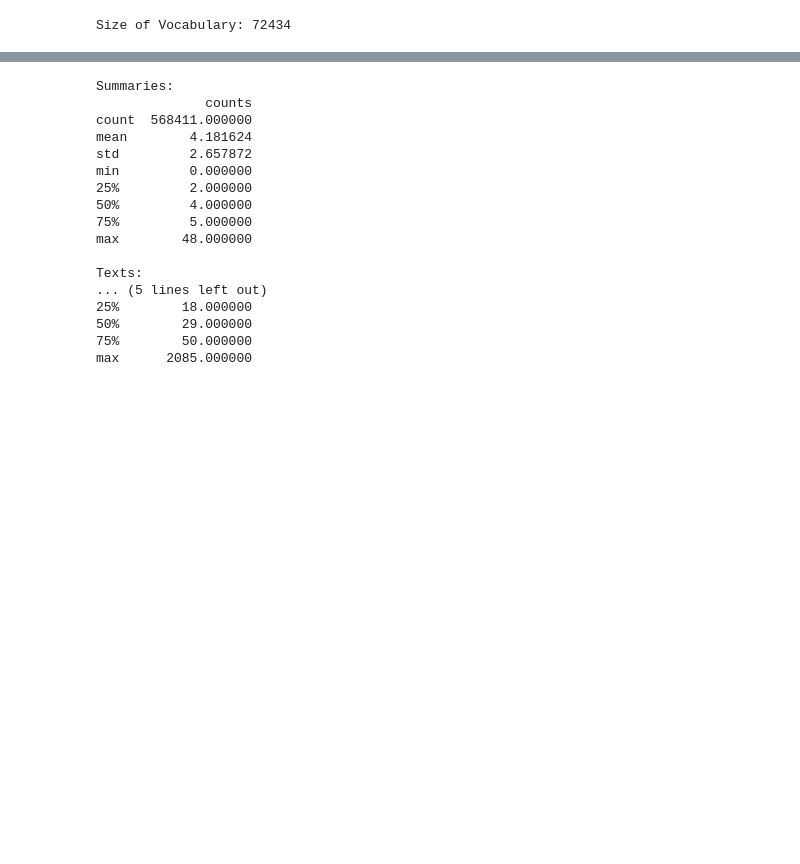
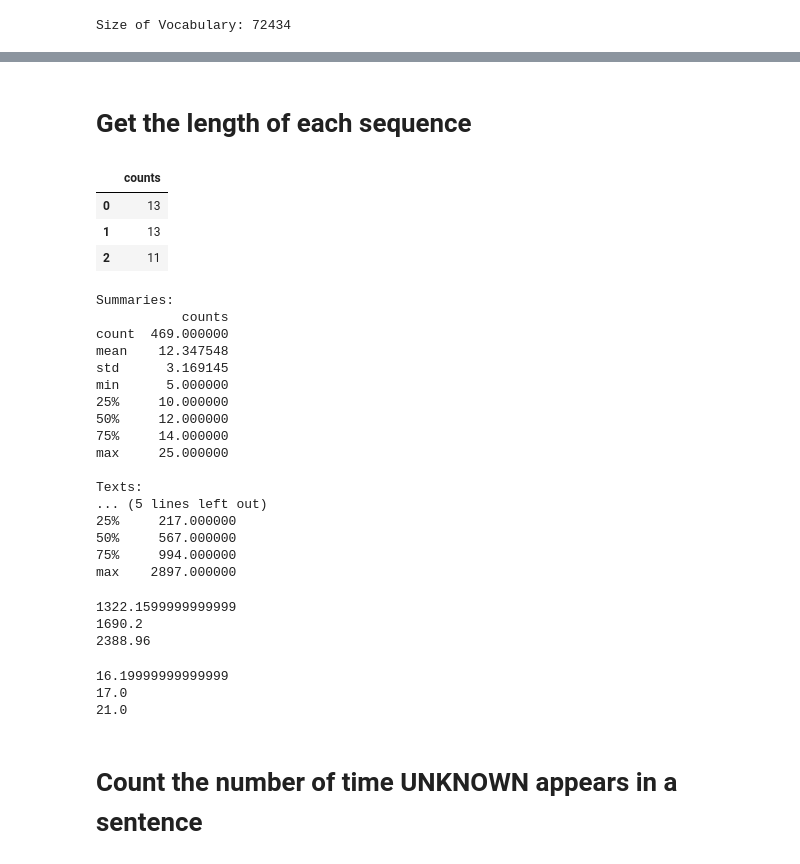
Before and after one commit to ua-textsummarization/UANewsSummarization, a Jupyter notebook: deep_learning/rnnlstm.ipynb, the cells around one changed output, grey strips where cells are left out. Drawn from its saved outputs; the diff is of its cells as text; code cells hidden in the pictures; blank space fills up the shorter version.

```diff
--- a/deep_learning/rnnlstm.ipynb
+++ b/deep_learning/rnnlstm.ipynb
@@ -155,6 +155,6 @@ Size of Vocabulary: 72434
 # %%
 embeddings_index = {}
-with open('/content/gdrive/My Drive/ML summarization/deeplearning/numberbatch-en-17.02.txt', encoding='utf-8') as f:
+with open('news.lowercased.tokenized.word2vec.300d') as f:
     for line in f:
         values = line.split(' ')
         word = values[0]
@@ -182,0 +188,6 @@ Percent of words that are missing from vocabulary: 2.29%
+# %%
+missing_words = []
+for word, count in word_counts.items():
+    if count > threshold and word not in embeddings_index:
+        missing_words.append((word,count))
+missing_words
@@ -268,3 +299,5 @@ Percent of words that are UNK: 0.66%
+# %% [markdown]
+# Get the length of each sequence
 # %%
 def create_lengths(text):
     '''Create a data frame of the sentence lengths from a text'''
@@ -272,6 +305,13 @@ def create_lengths(text):
     for sentence in text:
         lengths.append(len(sentence))
     return pd.DataFrame(lengths, columns=['counts'])
+# %%
+create_lengths(int_summaries[:3])
+# %% [output]
+|  | counts |
+| 0 | 13 |
+| 1 | 13 |
+| 2 | 11 |
 # %%
 lengths_summaries = create_lengths(int_summaries)
 lengths_texts = create_lengths(int_texts)
@@ -283,22 +323,42 @@ print("Texts:")
 print(lengths_texts.describe())
 # %% [output]
 Summaries:
-              counts
-count  568411.000000
-mean        4.181624
-std         2.657872
-min         0.000000
-25%         2.000000
-50%         4.000000
-75%         5.000000
-max        48.000000
+           counts
+count  469.000000
+mean    12.347548
+std      3.169145
+min      5.000000
+25%     10.000000
+50%     12.000000
+75%     14.000000
+max     25.000000
 
 Texts:
 ... (5 lines left out)
-25%        18.000000
-50%        29.000000
-75%        50.000000
-max      2085.000000
+25%     217.000000
+50%     567.000000
+75%     994.000000
+max    2897.000000
+# %%
+# Inspect the length of texts
+print(np.percentile(lengths_texts.counts, 89.5))
+print(np.percentile(lengths_texts.counts, 95))
+print(np.percentile(lengths_texts.counts, 99))
+# %% [output]
+1322.1599999999999
+1690.2
+2388.96
+# %%
+# Inspect the length of summaries
+print(np.percentile(lengths_summaries.counts, 90))
+print(np.percentile(lengths_summaries.counts, 95))
+print(np.percentile(lengths_summaries.counts, 99))
+# %% [output]
+16.19999999999999
+17.0
+21.0
+# %% [markdown]
+# Count the number of time UNKNOWN appears in a sentence
 # %%
 def unk_counter(sentence):
     '''Counts the number of time UNK appears in a sentence.'''
```
Also changed, not shown: parts of 26 cells of this notebook.
